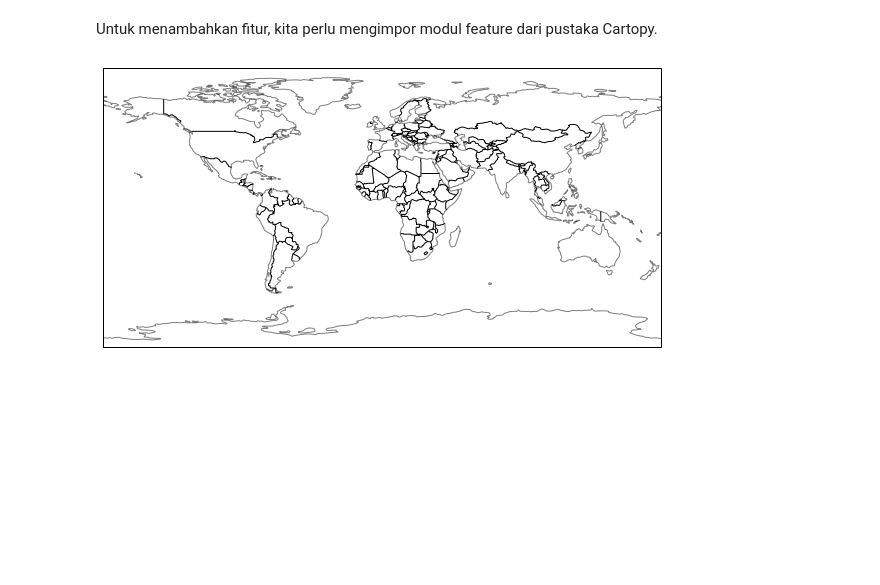
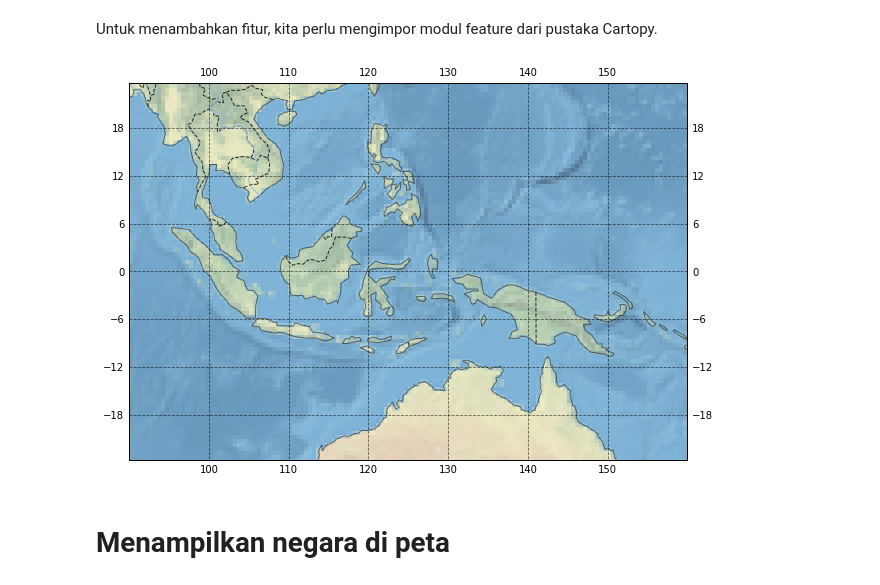
Before and after one commit to sandyherho/belajarCartopy, a Jupyter notebook: notebook.ipynb, the cells around one changed output. Drawn from its saved outputs; the diff is of its cells as text; code cells hidden in the pictures; blank space fills up the shorter version.

```diff
--- a/notebook.ipynb
+++ b/notebook.ipynb
@@ -144,14 +144,40 @@ Namun, jika pembaca masih belum paham kepentingan penggunaan proyeksi yang spesi
 <p style="text-align:justify">Pada bagian ini kita akan mempelajari cara menambahkan fitur - fitur, seperti garis pantai; perbatasan negara; daratan; danau; sungai; dan laut. Selain itu kita juga akan mempelajar cara menambahkan latarbelakang dan <i>grid</i> pada peta, serta memotong peta pada wilayah geografis yang kita kehendaki.</p>
 # %% [markdown]
 Untuk menambahkan fitur, kita perlu mengimpor modul feature dari pustaka Cartopy.
-# %%
-import cartopy.feature as cf
-
-plt.figure(figsize=(10,8))
-ax = plt.axes(projection=ccrs.PlateCarree())
-# menambahkan fitur garis pantai dengan transparansi 50%
-ax.add_feature(cf.COASTLINE, alpha=.5);
-# menambahkan fitur  dengan transparansi 50%
-ax.add_feature(cf.BORDERS, alpha=.8);
-# %% [output]
-[figure, removed]
+# %%
+import cartopy.feature as cf
+
+plt.figure(figsize=(10,8))
+ax = plt.axes(projection=ccrs.PlateCarree())
+
+# menambahkan fitur garis pantai dengan transparansi 50%
+ax.add_feature(cf.COASTLINE, alpha=.5); # bisa juga dgn ax.coastlines()
+
+# menambahkan fitur perbatasan negara dengan transparansi 80% dan style '--'
+ax.add_feature(cf.BORDERS, alpha=.8, ls='--');
+
+# menambahkan fitur daratan dengan transparansi 50%
+ax.add_feature(cf.LAND, color='#bd7a15', alpha=.5);
+
+# menambahkan fitur danau (yang ditampilkan hanya danau - danau besar saja)
+ax.add_feature(cf.LAKES);
+
+# menambahkan fitur sungai
+ax.add_feature(cf.RIVERS);
+
+# menambahkan fitur laut
+ax.add_feature(cf.OCEAN);
+
+# menambahkan latarbelakang pada peta
+ax.stock_img(); # ditambahkan latarbelakang kondisi vegetasi, dll.
+
+# menambahkan grid
+ax.gridlines(draw_labels=True, color='black', alpha=.6, linestyle='--');
+
+# memotong bagian Benua Maritim (90 s/d 160; -20 s/d 20)
+ax.set_extent([90,160,-20,20])
+# [bujurmin, bujurmaks, lintangmin, lintangmaks]
+# %% [output]
+[figure, added]
+# %% [markdown]
+# Menampilkan negara di peta
```
